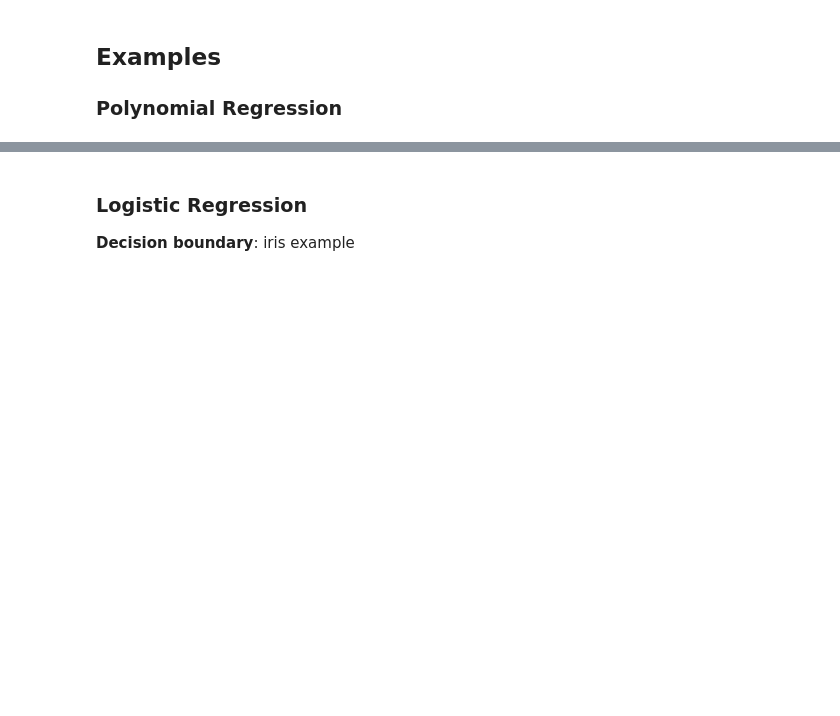
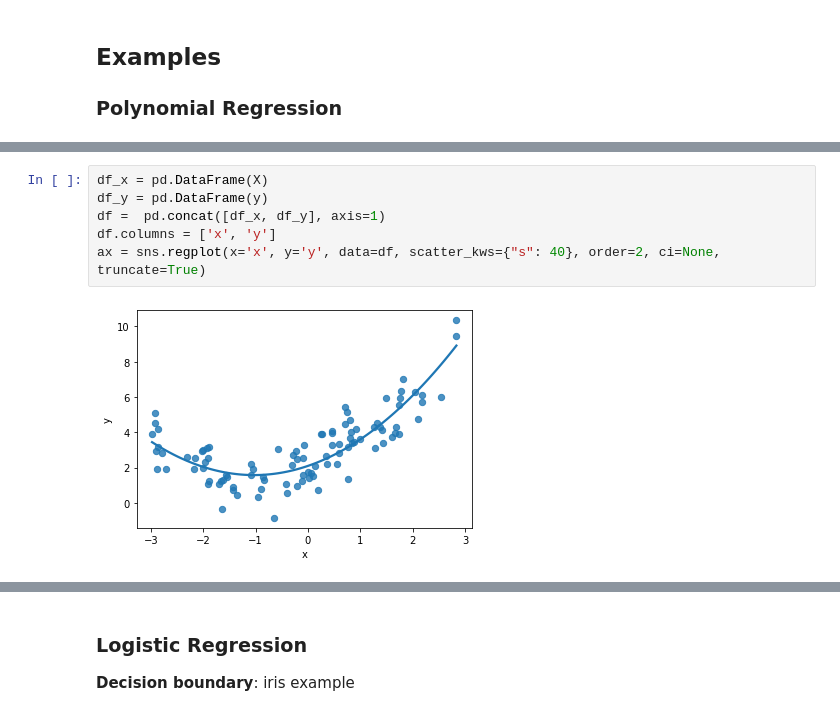
Before and after one commit to biomchen/ml-algorithms, a Jupyter notebook: 2_Nonlinear_Models.ipynb, the cells around one changed output, grey strips where cells are left out. Cells and saved outputs as stored; diff of their text form; blank space fills up the shorter version.

```diff
--- a/2_Nonlinear_Models.ipynb
+++ b/2_Nonlinear_Models.ipynb
@@ -108,0 +211,8 @@ The Mean Squared Error measures the average of the squares of errors, that is, t
+# %%
+df_x = pd.DataFrame(X)
+df_y = pd.DataFrame(y)
+df =  pd.concat([df_x, df_y], axis=1)
+df.columns = ['x', 'y']
+ax = sns.regplot(x='x', y='y', data=df, scatter_kws={"s": 40}, order=2, ci=None, truncate=True)
+# %% [output]
+[figure, added]
```
Also changed, not shown: parts of 18 cells of this notebook, 1 other file.
